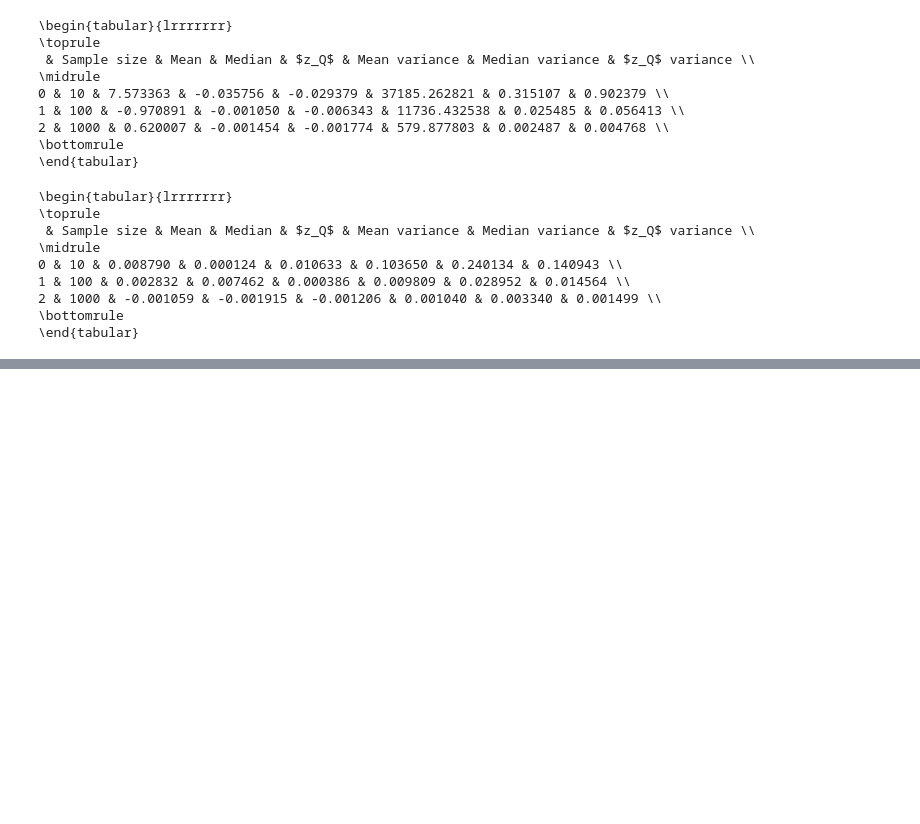
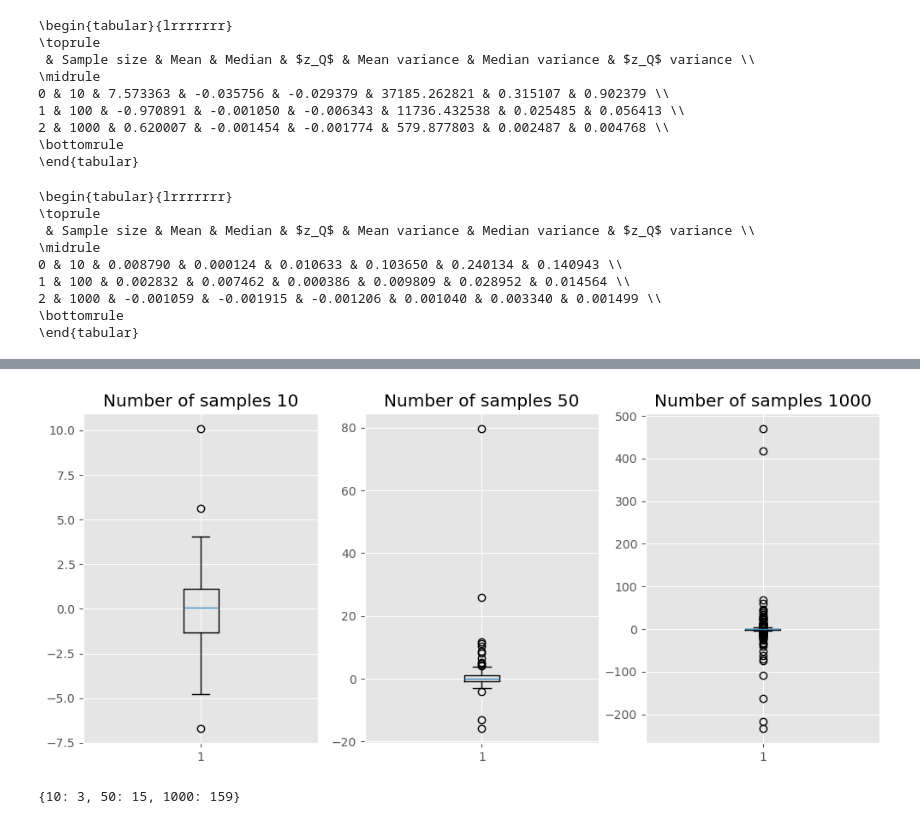
Before and after one commit to AndrewM0204/stats, a Jupyter notebook: stat1.ipynb, the cells around one changed output, grey strips where cells are left out. Saved outputs shown, nothing was run; the diff lists cells and outputs as text; code cells hidden in the pictures; blank space fills up the shorter version.

```diff
--- a/stat1.ipynb
+++ b/stat1.ipynb
@@ -111,0 +148,5 @@ print(statistics(stats.uniform(-np.sqrt(3), 2*np.sqrt(3))).to_latex())
+# %%
+print_boxplot(stats.cauchy(0, 1), './images/cauchy_box')
+# %% [output]
+[figure, added]
+{10: 3, 50: 15, 1000: 159}
```
Also changed, not shown: parts of 6 cells of this notebook, 4 other files.
